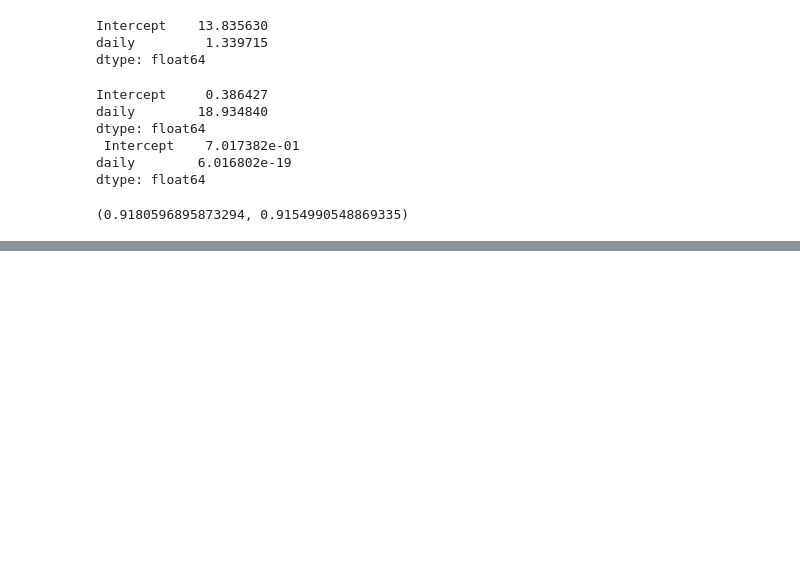
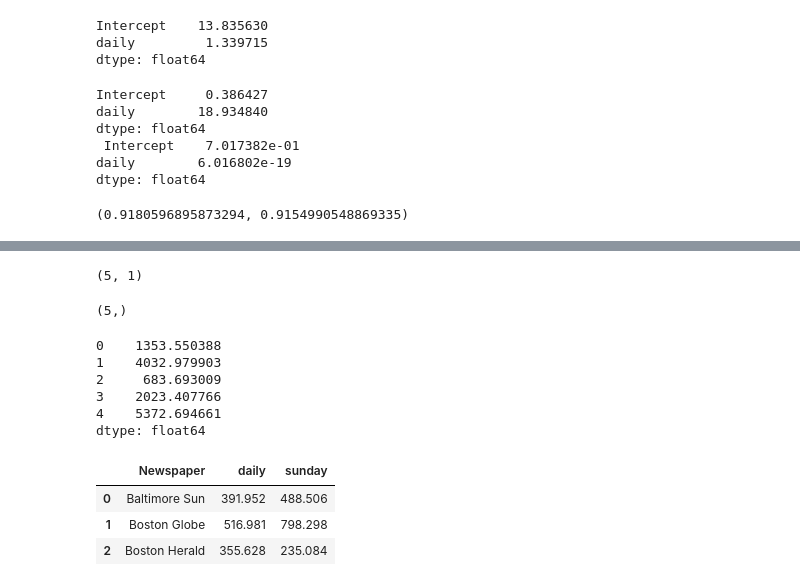
Before and after one commit to yashwanth0690/AD, a Jupyter notebook: day 17.ipynb, the cells around one changed output, grey strips where cells are left out. Saved outputs shown, nothing was run; the diff lists cells and outputs as text; code cells hidden in the pictures; blank space fills up the shorter version.

```diff
--- a/day 17.ipynb
+++ b/day 17.ipynb
@@ -106,0 +143,17 @@ dtype: float64
+# %%
+data_pred.shape
+# %% [output]
+(5, 1)
+# %%
+newdata.shape
+# %% [output]
+(5,)
+# %%
+model.predict(data_pred)
+# %% [output]
+0    1353.550388
+1    4032.979903
+2     683.693009
+3    2023.407766
+4    5372.694661
+dtype: float64
@@ -106,0 +162,7 @@ dtype: float64
+# %%
+data.head(3)
+# %% [output]
+|  | Newspaper | daily | sunday |
+| 0 | Baltimore Sun | 391.952 | 488.506 |
+| 1 | Boston Globe | 516.981 | 798.298 |
+| 2 | Boston Herald | 355.628 | 235.084 |
```
Also changed, not shown: parts of 15 cells of this notebook.
